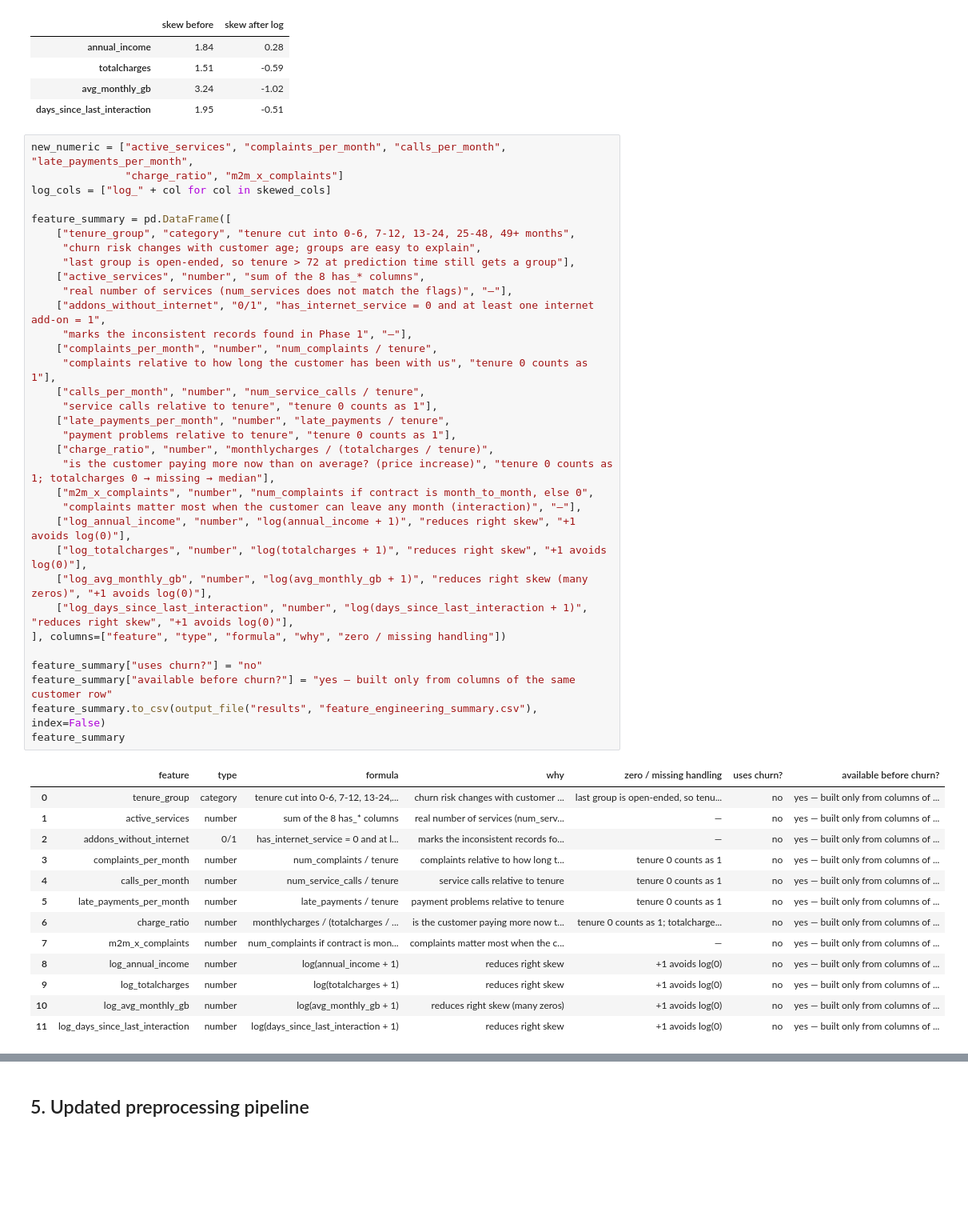
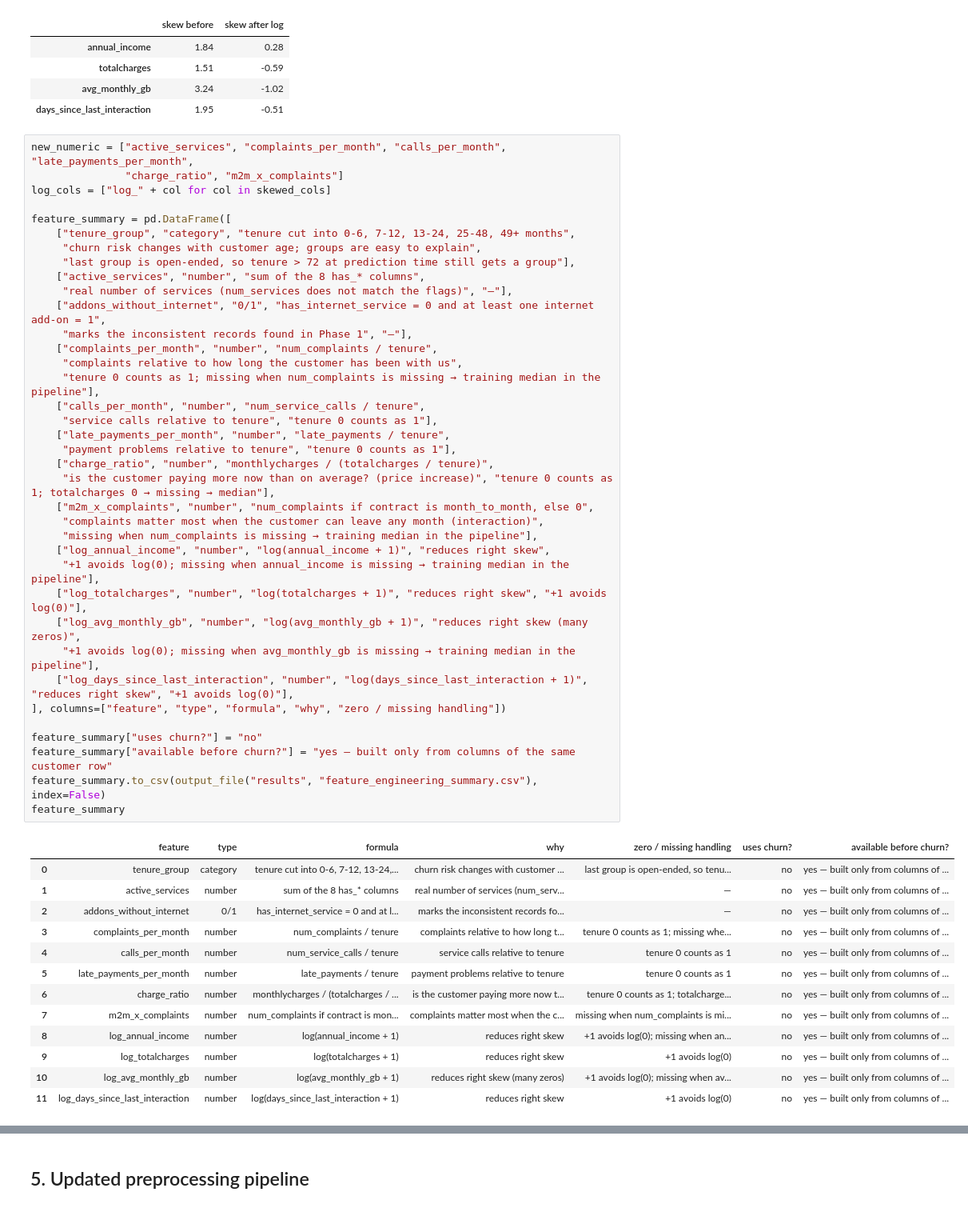
Before and after one commit to helalkhaled-14/Customer-Churn-Prediction, a Jupyter notebook: phase2/notebooks/02_phase2_code.ipynb, the cells around one changed output, grey strips where cells are left out. Shown at 80% size. Drawn from its saved outputs; the diff is of its cells as text; blank space fills up the shorter version.

```diff
--- a/phase2/notebooks/02_phase2_code.ipynb
+++ b/phase2/notebooks/02_phase2_code.ipynb
@@ -187,44 +188,48 @@ log_cols = ["log_" + col for col in skewed_cols]
 
 feature_summary = pd.DataFrame([
     ["tenure_group", "category", "tenure cut into 0-6, 7-12, 13-24, 25-48, 49+ months",
      "churn risk changes with customer age; groups are easy to explain",
      "last group is open-ended, so tenure > 72 at prediction time still gets a group"],
     ["active_services", "number", "sum of the 8 has_* columns",
      "real number of services (num_services does not match the flags)", "—"],
     ["addons_without_internet", "0/1", "has_internet_service = 0 and at least one internet add-on = 1",
      "marks the inconsistent records found in Phase 1", "—"],
     ["complaints_per_month", "number", "num_complaints / tenure",
-     "complaints relative to how long the customer has been with us", "tenure 0 counts as 1"],
+     "complaints relative to how long the customer has been with us",
+     "tenure 0 counts as 1; missing when num_complaints is missing → training median in the pipeline"],
     ["calls_per_month", "number", "num_service_calls / tenure",
      "service calls relative to tenure", "tenure 0 counts as 1"],
     ["late_payments_per_month", "number", "late_payments / tenure",
      "payment problems relative to tenure", "tenure 0 counts as 1"],
     ["charge_ratio", "number", "monthlycharges / (totalcharges / tenure)",
      "is the customer paying more now than on average? (price increase)", "tenure 0 counts as 1; totalcharges 0 → missing → median"],
     ["m2m_x_complaints", "number", "num_complaints if contract is month_to_month, else 0",
-     "complaints matter most when the customer can leave any month (interaction)", "—"],
-    ["log_annual_income", "number", "log(annual_income + 1)", "reduces right skew", "+1 avoids log(0)"],
+     "complaints matter most when the customer can leave any month (interaction)",
+     "missing when num_complaints is missing → training median in the pipeline"],
+    ["log_annual_income", "number", "log(annual_income + 1)", "reduces right skew",
+     "+1 avoids log(0); missing when annual_income is missing → training median in the pipeline"],
     ["log_totalcharges", "number", "log(totalcharges + 1)", "reduces right skew", "+1 avoids log(0)"],
-    ["log_avg_monthly_gb", "number", "log(avg_monthly_gb + 1)", "reduces right skew (many zeros)", "+1 avoids log(0)"],
+    ["log_avg_monthly_gb", "number", "log(avg_monthly_gb + 1)", "reduces right skew (many zeros)",
+     "+1 avoids log(0); missing when avg_monthly_gb is missing → training median in the pipeline"],
     ["log_days_since_last_interaction", "number", "log(days_since_last_interaction + 1)", "reduces right skew", "+1 avoids log(0)"],
 ], columns=["feature", "type", "formula", "why", "zero / missing handling"])
 
 feature_summary["uses churn?"] = "no"
 feature_summary["available before churn?"] = "yes — built only from columns of the same customer row"
 feature_summary.to_csv(output_file("results", "feature_engineering_summary.csv"), index=False)
 feature_summary
 # %% [output]
 |  | feature | type | formula | why | zero / missing handling | uses churn? | available before churn? |
 | 0 | tenure_group | category | tenure cut into 0-6, 7-12, 13-24,... | churn risk changes with customer ... | last group is open-ended, so tenu... | no | yes — built only from columns of ... |
 | 1 | active_services | number | sum of the 8 has_* columns | real number of services (num_serv... | — | no | yes — built only from columns of ... |
 | 2 | addons_without_internet | 0/1 | has_internet_service = 0 and at l... | marks the inconsistent records fo... | — | no | yes — built only from columns of ... |
-| 3 | complaints_per_month | number | num_complaints / tenure | complaints relative to how long t... | tenure 0 counts as 1 | no | yes — built only from columns of ... |
+| 3 | complaints_per_month | number | num_complaints / tenure | complaints relative to how long t... | tenure 0 counts as 1; missing whe... | no | yes — built only from columns of ... |
 | 4 | calls_per_month | number | num_service_calls / tenure | service calls relative to tenure | tenure 0 counts as 1 | no | yes — built only from columns of ... |
 | 5 | late_payments_per_month | number | late_payments / tenure | payment problems relative to tenure | tenure 0 counts as 1 | no | yes — built only from columns of ... |
 | 6 | charge_ratio | number | monthlycharges / (totalcharges / ... | is the customer paying more now t... | tenure 0 counts as 1; totalcharge... | no | yes — built only from columns of ... |
-| 7 | m2m_x_complaints | number | num_complaints if contract is mon... | complaints matter most when the c... | — | no | yes — built only from columns of ... |
-| 8 | log_annual_income | number | log(annual_income + 1) | reduces right skew | +1 avoids log(0) | no | yes — built only from columns of ... |
+| 7 | m2m_x_complaints | number | num_complaints if contract is mon... | complaints matter most when the c... | missing when num_complaints is mi... | no | yes — built only from columns of ... |
+| 8 | log_annual_income | number | log(annual_income + 1) | reduces right skew | +1 avoids log(0); missing when an... | no | yes — built only from columns of ... |
 | 9 | log_totalcharges | number | log(totalcharges + 1) | reduces right skew | +1 avoids log(0) | no | yes — built only from columns of ... |
-| 10 | log_avg_monthly_gb | number | log(avg_monthly_gb + 1) | reduces right skew (many zeros) | +1 avoids log(0) | no | yes — built only from columns of ... |
+| 10 | log_avg_monthly_gb | number | log(avg_monthly_gb + 1) | reduces right skew (many zeros) | +1 avoids log(0); missing when av... | no | yes — built only from columns of ... |
 | 11 | log_days_since_last_interaction | number | log(days_since_last_interaction + 1) | reduces right skew | +1 avoids log(0) | no | yes — built only from columns of ... |
 # %% [markdown]
```
Also changed, not shown: parts of 24 cells of this notebook, 18 other files.
